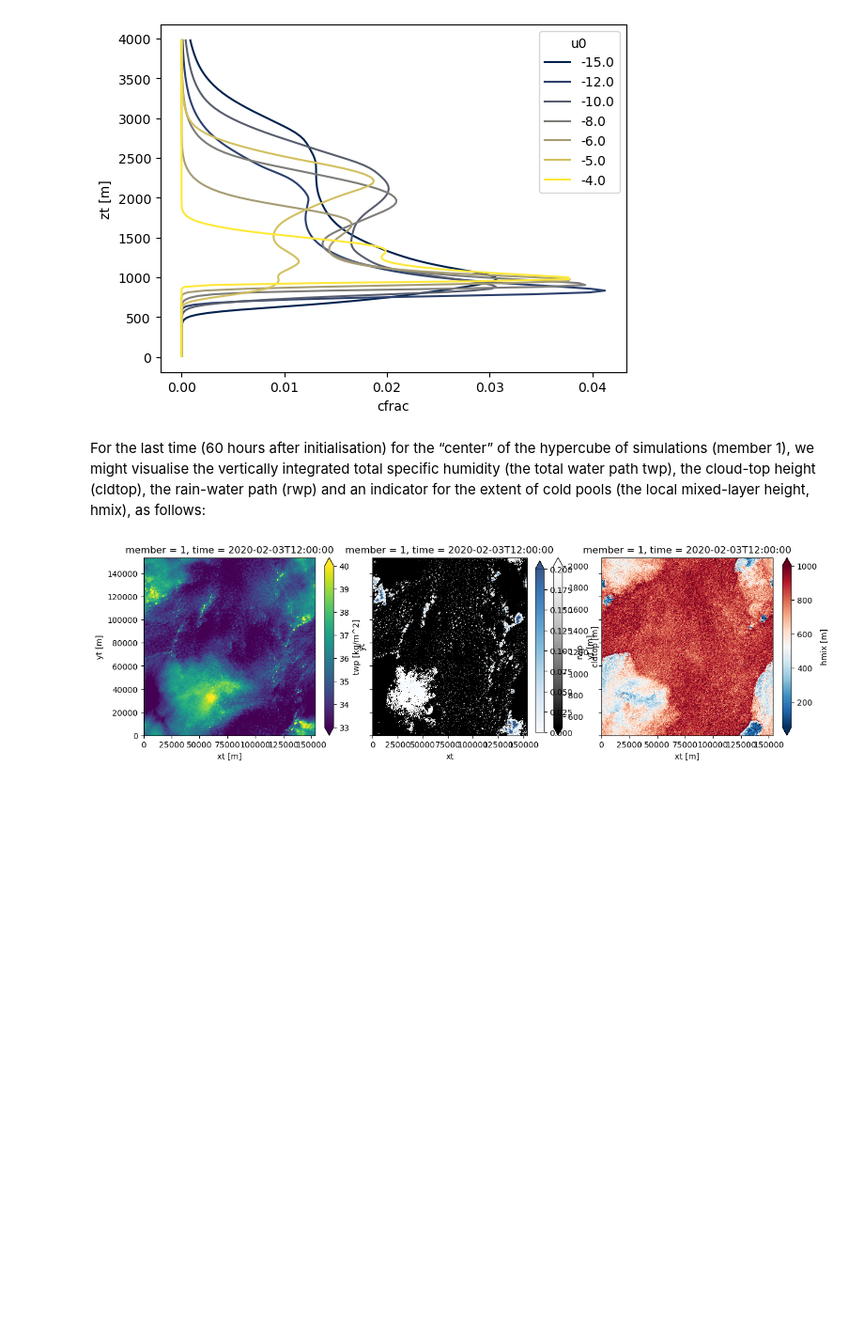
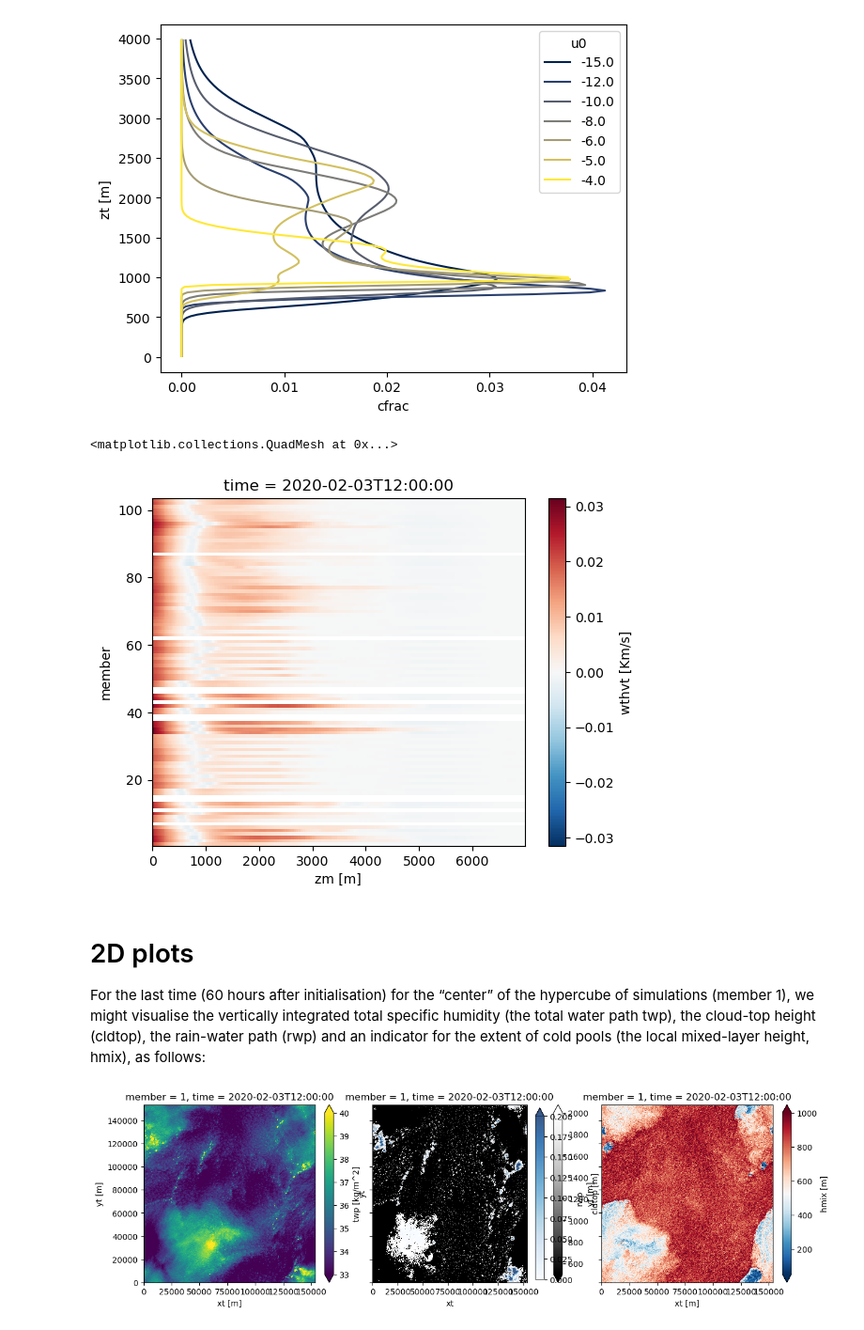
Before and after one commit to ATMOcanes/ATM651, a Jupyter notebook: Jupyter_Notebooks_Python/CloudBotany.ipynb, the cells around one changed output. Shown at 94% size. Drawn from its saved outputs; the diff is of its cells as text; code cells hidden in the pictures; blank space fills up the shorter version.

```diff
--- a/Jupyter_Notebooks_Python/CloudBotany.ipynb
+++ b/Jupyter_Notebooks_Python/CloudBotany.ipynb
@@ -123,7 +123,15 @@ ds_u[['cfrac','u0']].isel(time=slice(-100,-1)).sel(zt = slice(0,4000)).mean(dim=
 plt.show()
 # %% [output]
 [figure]
+# %%
+# Plot mean buoyancy flux profiles at last time step
+ds_u['wthvt'].isel(time=-1).plot()
+# %% [output]
+<matplotlib.collections.QuadMesh at 0x...>
+[figure, added]
 # %% [markdown]
+# 2D plots
+
 For the last time (60 hours after initialisation) for the “center” of the hypercube of simulations (member 1), we might visualise the vertically integrated total specific humidity (the total water path twp), the cloud-top height (cldtop), the rain-water path (rwp) and an indicator for the extent of cold pools (the local mixed-layer height, hmix), as follows:
 # %%
 cb_kw = {'fraction' : 0.05}
```
Also changed, not shown: parts of 1 cell of this notebook.
